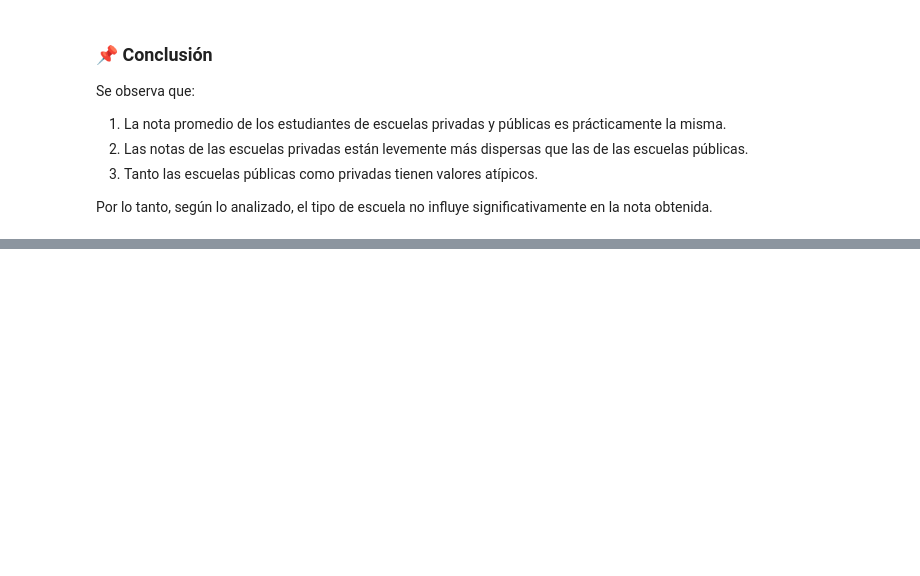
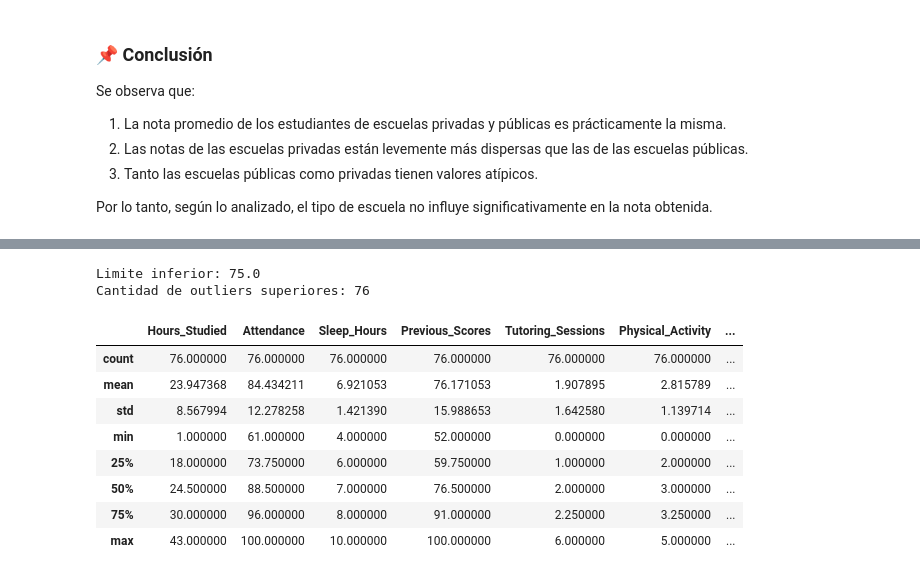
Before and after one commit to LuqGon/student_performance, a Jupyter notebook: student_performance_factors.ipynb, the cells around one changed output, grey strips where cells are left out. Cells and saved outputs as stored; diff of their text form; code cells hidden in the pictures; blank space fills up the shorter version.

```diff
--- a/student_performance_factors.ipynb
+++ b/student_performance_factors.ipynb
@@ -151,3 +249,5 @@ student_performance["Exam_Score"].describe()
 # %%
-limite_inferior = 65 - 1.5*iqr
-limite_superior = 69 + 1.5*iqr
+from scipy import stats
+iqr = stats.iqr(student_performance["Exam_Score"])
+limite_inferior = student_performance["Exam_Score"].quantile(0.25) - 1.5*iqr
+limite_superior = student_performance["Exam_Score"].quantile(0.75) + 1.5*iqr
@@ -158,3 +283,16 @@ student_performance.loc[student_performance["Exam_Score"] < limite_inferior].des
 # %%
 print(f"Limite inferior: {limite_superior}")
-student_performance.loc[student_performance["Exam_Score"] < limite_superior].describe()
+print(f"Cantidad de outliers superiores: {student_performance[student_performance['Exam_Score'] > limite_superior].shape[0]}")
+student_performance.loc[student_performance["Exam_Score"] > limite_superior].describe()
+# %% [output]
+Limite inferior: 75.0
+Cantidad de outliers superiores: 76
+|  | Hours_Studied | Attendance | Sleep_Hours | Previous_Scores | Tutoring_Sessions | Physical_Activity | ... |
+| count | 76.000000 | 76.000000 | 76.000000 | 76.000000 | 76.000000 | 76.000000 | ... |
+| mean | 23.947368 | 84.434211 | 6.921053 | 76.171053 | 1.907895 | 2.815789 | ... |
+| std | 8.567994 | 12.278258 | 1.421390 | 15.988653 | 1.642580 | 1.139714 | ... |
+| min | 1.000000 | 61.000000 | 4.000000 | 52.000000 | 0.000000 | 0.000000 | ... |
+| 25% | 18.000000 | 73.750000 | 6.000000 | 59.750000 | 1.000000 | 2.000000 | ... |
+| 50% | 24.500000 | 88.500000 | 7.000000 | 76.500000 | 2.000000 | 3.000000 | ... |
+| 75% | 30.000000 | 96.000000 | 8.000000 | 91.000000 | 2.250000 | 3.250000 | ... |
+| max | 43.000000 | 100.000000 | 10.000000 | 100.000000 | 6.000000 | 5.000000 | ... |
```
Also changed, not shown: parts of 19 cells of this notebook.
